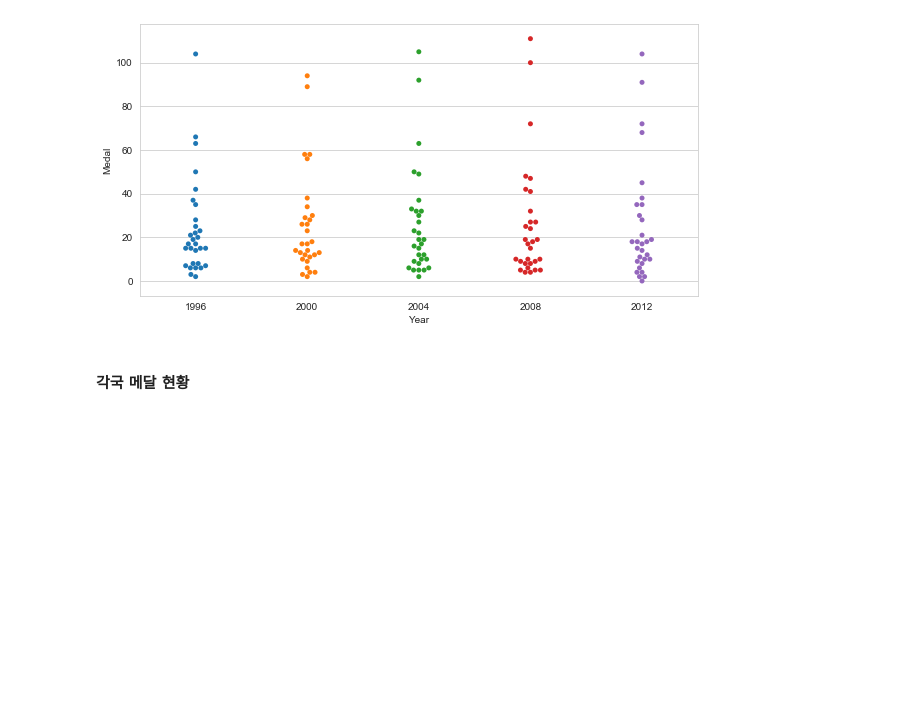
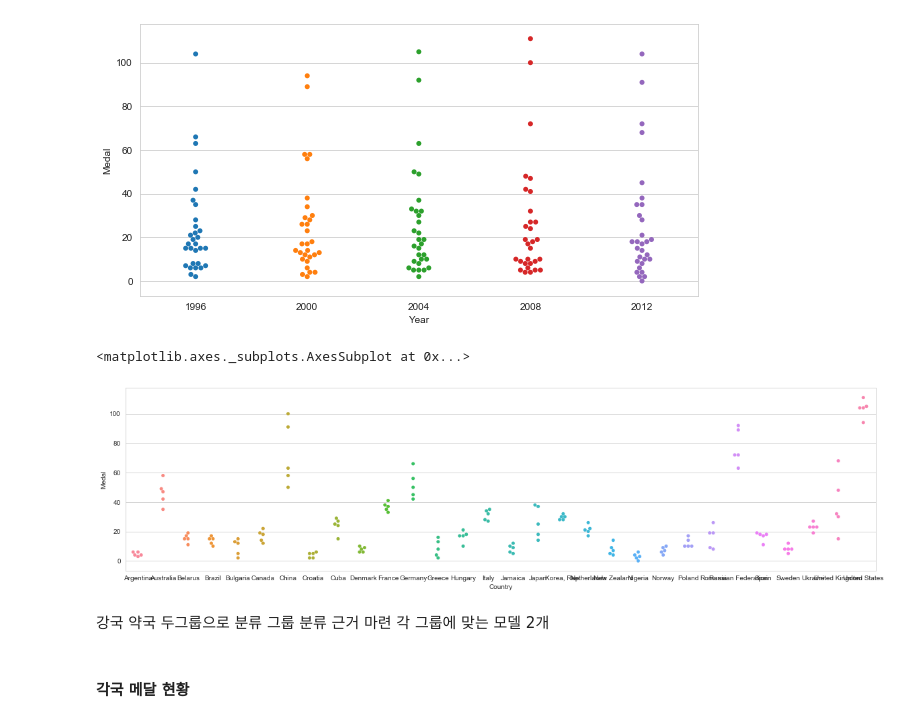
Before and after one commit to hogoood/my_own_project, a Jupyter notebook: Olympic Medals.ipynb, the cells around one changed output. Drawn from its saved outputs; the diff is of its cells as text; code cells hidden in the pictures; blank space fills up the shorter version.

```diff
--- a/Olympic Medals.ipynb
+++ b/Olympic Medals.ipynb
@@ -1520,6 +1520,16 @@ sns.swarmplot(data = train, x = 'Year', y = 'Medal')
 # %% [output]
 <matplotlib.axes._subplots.AxesSubplot at 0x...>
 [figure]
+# %%
+plt.figure(figsize = (20, 5))
+sns.swarmplot(data = train, x = 'Country', y = 'Medal')
+# %% [output]
+<matplotlib.axes._subplots.AxesSubplot at 0x...>
+[figure, added]
+# %% [markdown]
+강국 약국 두그룹으로 분류
+그룹 분류 근거 마련
+각 그룹에 맞는 모델 2개
 # %% [markdown]
 #### 각국 메달 현황
 # %%
```
Also changed, not shown: parts of 7 cells of this notebook.
